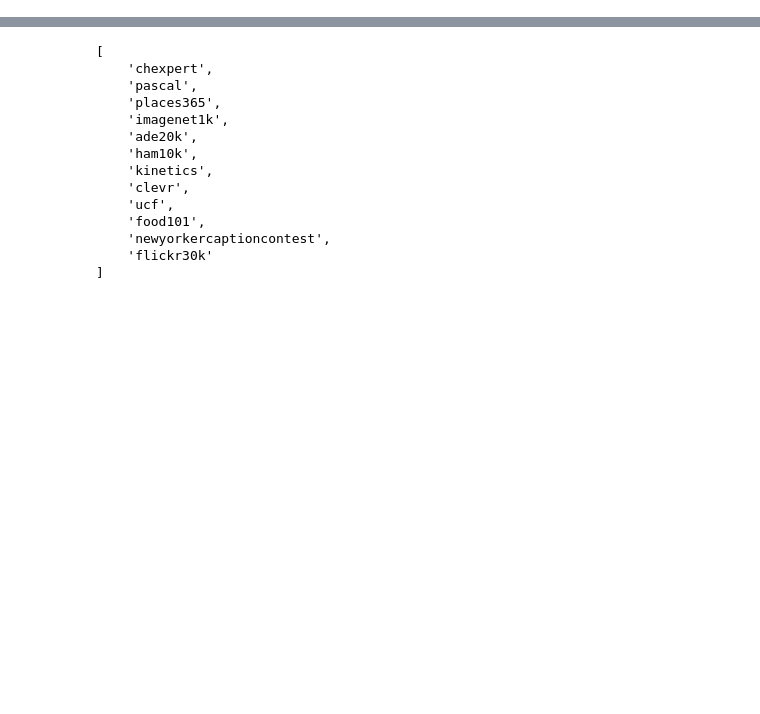
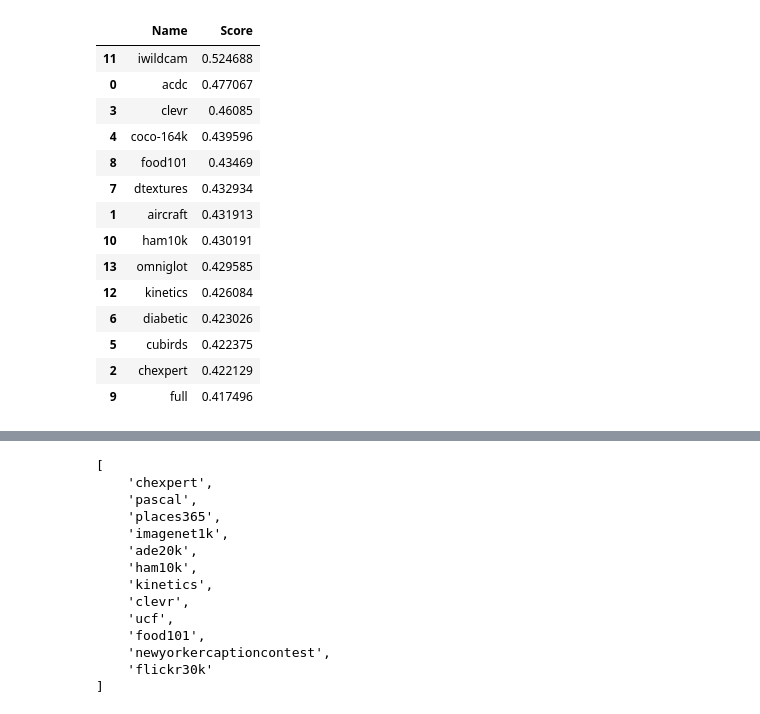
Before and after one commit to AntreasAntoniou/GATE, a Jupyter notebook: notebooks/analysis3.ipynb, the cells around one changed output, grey strips where cells are left out. Saved outputs shown, nothing was run; the diff lists cells and outputs as text; code cells hidden in the pictures; blank space fills up the shorter version.

```diff
--- a/notebooks/analysis3.ipynb
+++ b/notebooks/analysis3.ipynb
@@ -118 +124,35 @@ fig.show()
+# %%
+import pandas as pd
+import plotly.express as px
+
+# Load the data from the CSV file
+data = pd.read_csv('gate-evolve-k=13.csv')
+data = data.T
+# Set first row as the column names
+data.columns = data.iloc[0]
+# delete the first row
+data = data[1:]
+# Column name should not be index
+data = data.reset_index()
+# Rename the columns
+data.columns = ['Name', 'Score']
+# Sort by Score
+data = data.sort_values(by='Score', ascending=False)
+display_custom(data)
+# %% [output]
+|  | Name | Score |
+| 11 | iwildcam | 0.524688 |
+| 0 | acdc | 0.477067 |
+| 3 | clevr | 0.46085 |
+| 4 | coco-164k | 0.439596 |
+| 8 | food101 | 0.43469 |
+| 7 | dtextures | 0.432934 |
+| 1 | aircraft | 0.431913 |
+| 10 | ham10k | 0.430191 |
+| 13 | omniglot | 0.429585 |
+| 12 | kinetics | 0.426084 |
+| 6 | diabetic | 0.423026 |
+| 5 | cubirds | 0.422375 |
+| 2 | chexpert | 0.422129 |
+| 9 | full | 0.417496 |
 # %%
```
Also changed, not shown: parts of 4 cells of this notebook, 5 other files.
